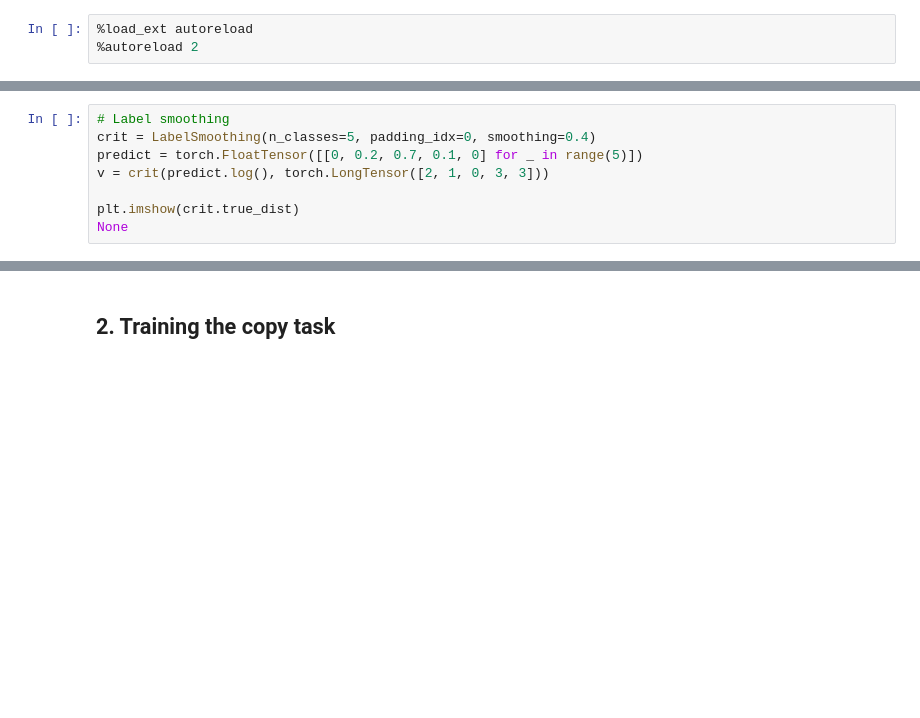
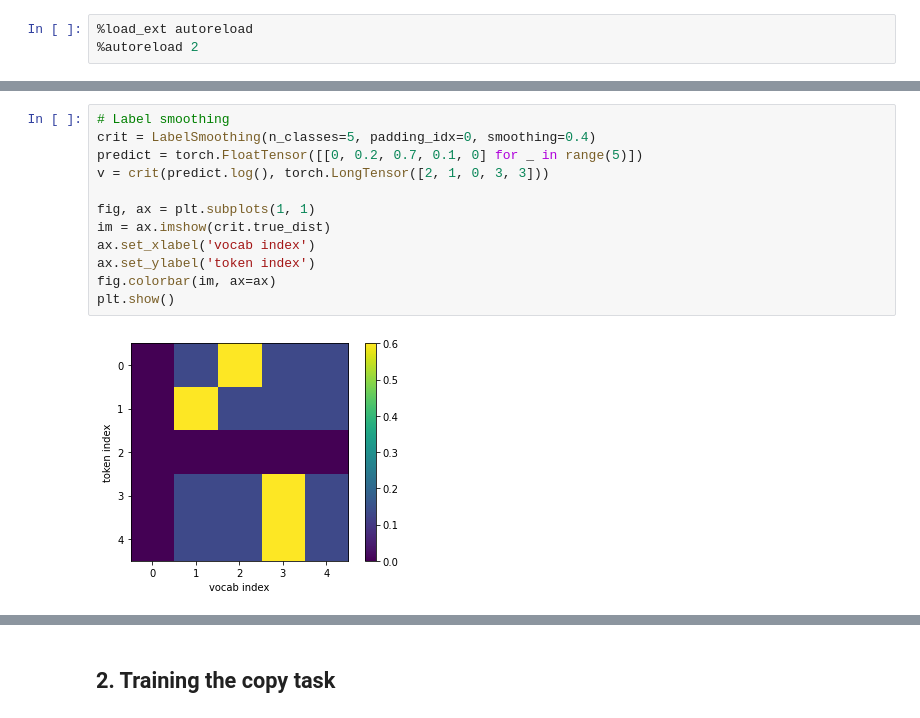
Before and after one commit to adzcai/annotated-transformer, a Jupyter notebook: Visualization.ipynb, the cells around one changed output, grey strips where cells are left out. Drawn from its saved outputs; the diff is of its cells as text; blank space fills up the shorter version.

```diff
--- a/Visualization.ipynb
+++ b/Visualization.ipynb
@@ -60,11 +65,17 @@ None
 # %%
 # Label smoothing
 crit = LabelSmoothing(n_classes=5, padding_idx=0, smoothing=0.4)
 predict = torch.FloatTensor([[0, 0.2, 0.7, 0.1, 0] for _ in range(5)])
 v = crit(predict.log(), torch.LongTensor([2, 1, 0, 3, 3]))
 
-plt.imshow(crit.true_dist)
-None
+fig, ax = plt.subplots(1, 1)
+im = ax.imshow(crit.true_dist)
+ax.set_xlabel('vocab index')
+ax.set_ylabel('token index')
+fig.colorbar(im, ax=ax)
+plt.show()
+# %% [output]
+[figure, added]
 # %%
 def loss(x, smoothing=0.1):
     crit = LabelSmoothing(5, 0, smoothing)
```
Also changed, not shown: parts of 8 cells of this notebook, 9 other files.
